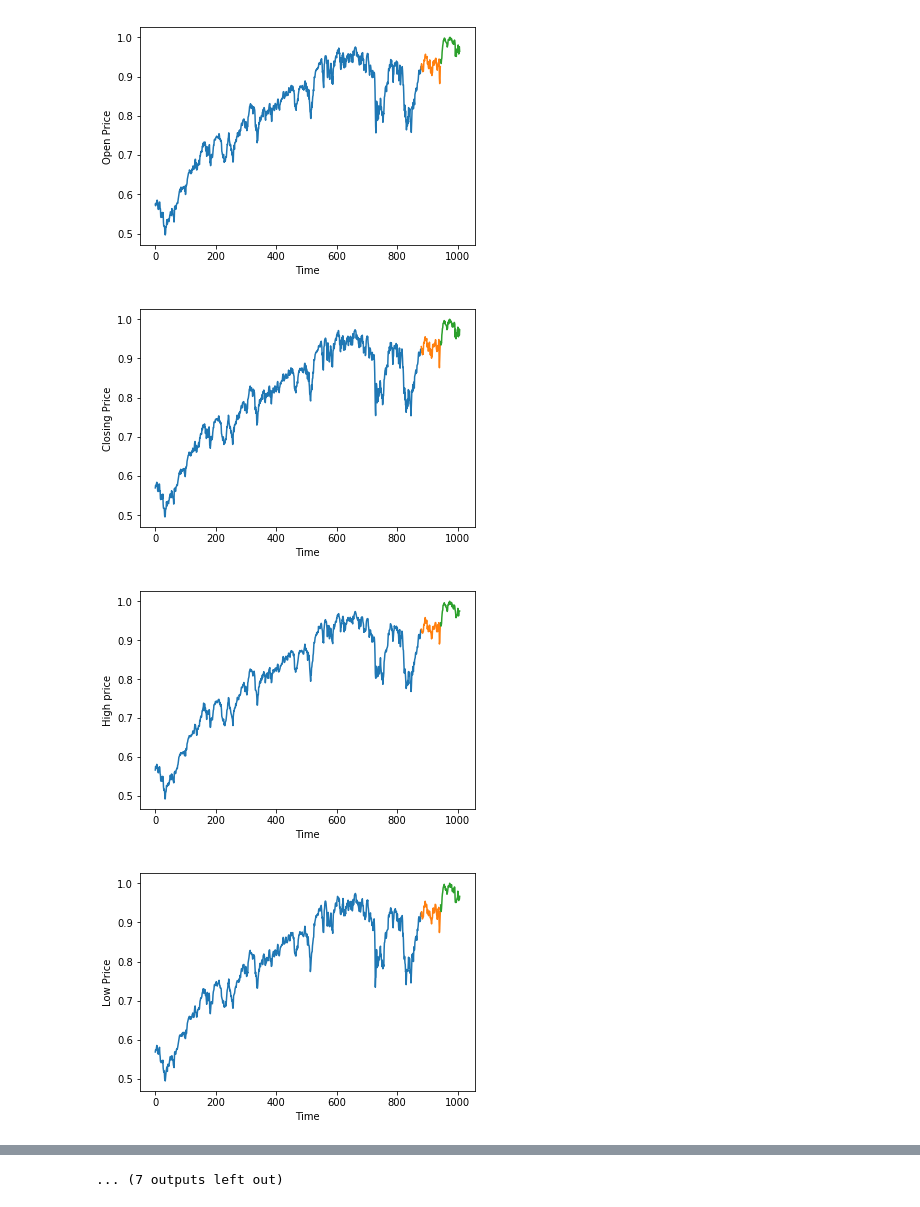
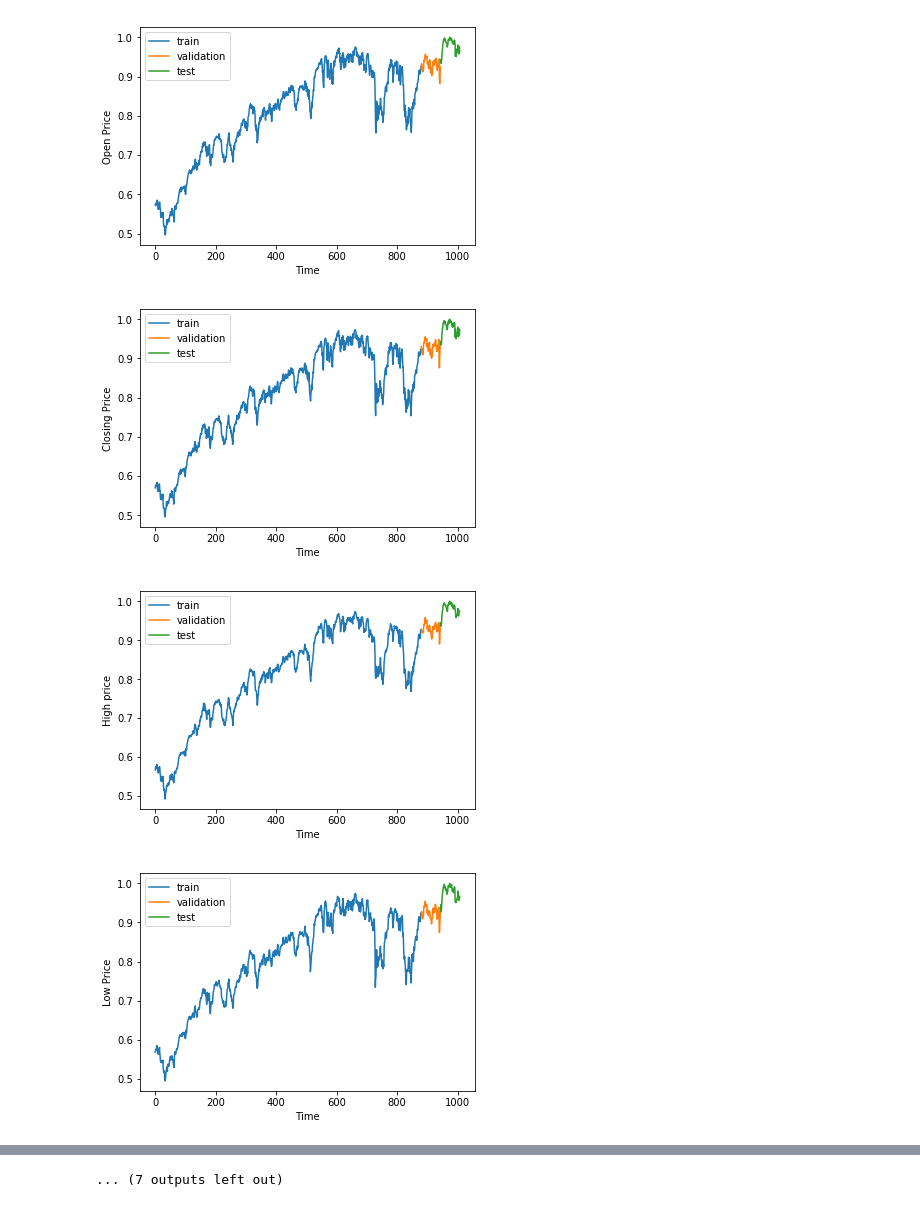
Before and after one commit to Regressionist/Stock-prediction-Dual-Attention-based-RNN-, a Jupyter notebook: graphs.ipynb, the cells around one changed output, grey strips where cells are left out. Cells and saved outputs as stored; diff of their text form; code cells hidden in the pictures.

```diff
--- a/graphs.ipynb
+++ b/graphs.ipynb
@@ -11,17 +11,18 @@ test=pd.read_csv('data/test.csv')
 # %%
 for i in train.columns:
     if (i!='Date'):
         a=train[i].values
         b=validation[i].values
         c=test[i].values
-        plt.plot(range(len(a)),a)
-        plt.plot(range(len(a),len(b)+len(a)),b)
-        plt.plot(range(len(a)+len(b),len(a)+len(b)+len(c)),c)
+        plt.plot(range(len(a)),a, label='train')
+        plt.plot(range(len(a),len(b)+len(a)),b, label='validation')
+        plt.plot(range(len(a)+len(b),len(a)+len(b)+len(c)),c, label='test')
         plt.ylabel(i)
         plt.xlabel('Time')
+        plt.legend()
         plt.show()
 # %% [output]
-[figure, old version]
+[figure, new version]
-[figure, old version]
+[figure, new version]
-[figure, old version]
+[figure, new version]
-[figure, old version]
+[figure, new version]
```
Also changed, not shown: parts of 1 cell of this notebook, 1 other file.
